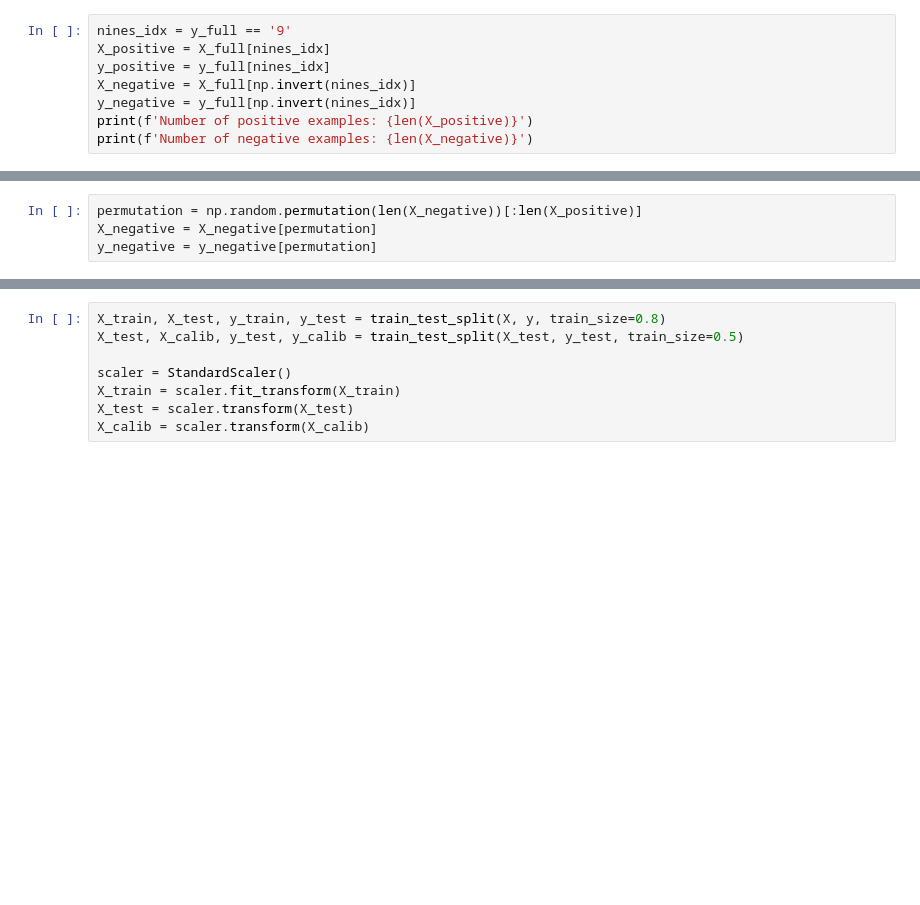
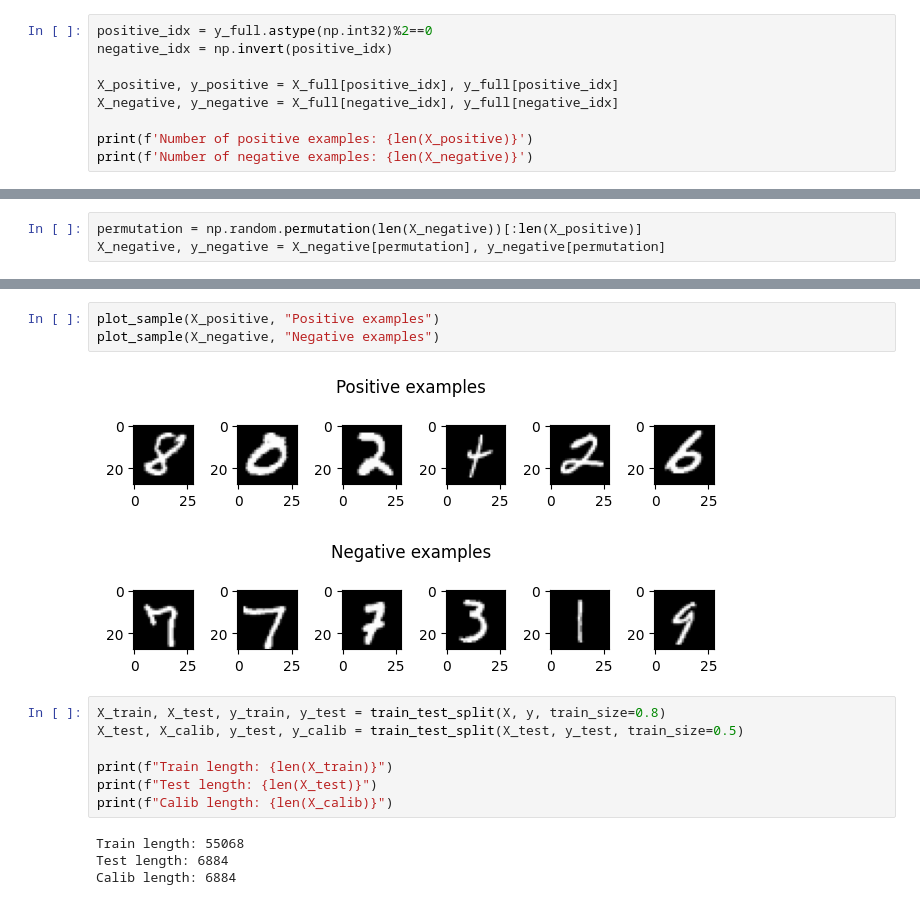
Before and after one commit to wblachowski/models-calibration, a Jupyter notebook: NineOrNein.ipynb, the cells around one changed output, grey strips where cells are left out. Drawn from its saved outputs; the diff is of its cells as text; blank space fills up the shorter version.

```diff
--- a/NineOrNein.ipynb
+++ b/NineOrNein.ipynb
@@ -26,9 +44,10 @@ Number of "nine" examples: 6958
 # %%
-nines_idx = y_full == '9'
-X_positive = X_full[nines_idx]
-y_positive = y_full[nines_idx]
-X_negative = X_full[np.invert(nines_idx)]
-y_negative = y_full[np.invert(nines_idx)]
+positive_idx = y_full.astype(np.int32)%2==0
+negative_idx = np.invert(positive_idx)
+
+X_positive, y_positive = X_full[positive_idx], y_full[positive_idx]
+X_negative, y_negative = X_full[negative_idx], y_full[negative_idx]
+
 print(f'Number of positive examples: {len(X_positive)}')
 print(f'Number of negative examples: {len(X_negative)}')
 # %% [output]
@@ -37,7 +56,6 @@ Number of negative examples: 63042
 # %%
 permutation = np.random.permutation(len(X_negative))[:len(X_positive)]
-X_negative = X_negative[permutation]
-y_negative = y_negative[permutation]
+X_negative, y_negative = X_negative[permutation], y_negative[permutation]
 # %%
 print(f'Number of positive examples: {len(X_positive)}')
 print(f'Number of negative examples: {len(X_negative)}')
@@ -75,8 +74,17 @@ for i in range(20):
+# %%
+plot_sample(X_positive, "Positive examples")
+plot_sample(X_negative, "Negative examples")
+# %% [output]
+[figure, added]
+[figure, added]
 # %%
 X_train, X_test, y_train, y_test = train_test_split(X, y, train_size=0.8)
 X_test, X_calib, y_test, y_calib = train_test_split(X_test, y_test, train_size=0.5)
 
-scaler = StandardScaler()
-X_train = scaler.fit_transform(X_train)
-X_test = scaler.transform(X_test)
-X_calib = scaler.transform(X_calib)
+print(f"Train length: {len(X_train)}")
+print(f"Test length: {len(X_test)}")
+print(f"Calib length: {len(X_calib)}")
+# %% [output]
+Train length: 55068
+Test length: 6884
+Calib length: 6884
```
Also changed, not shown: parts of 16 cells of this notebook.
